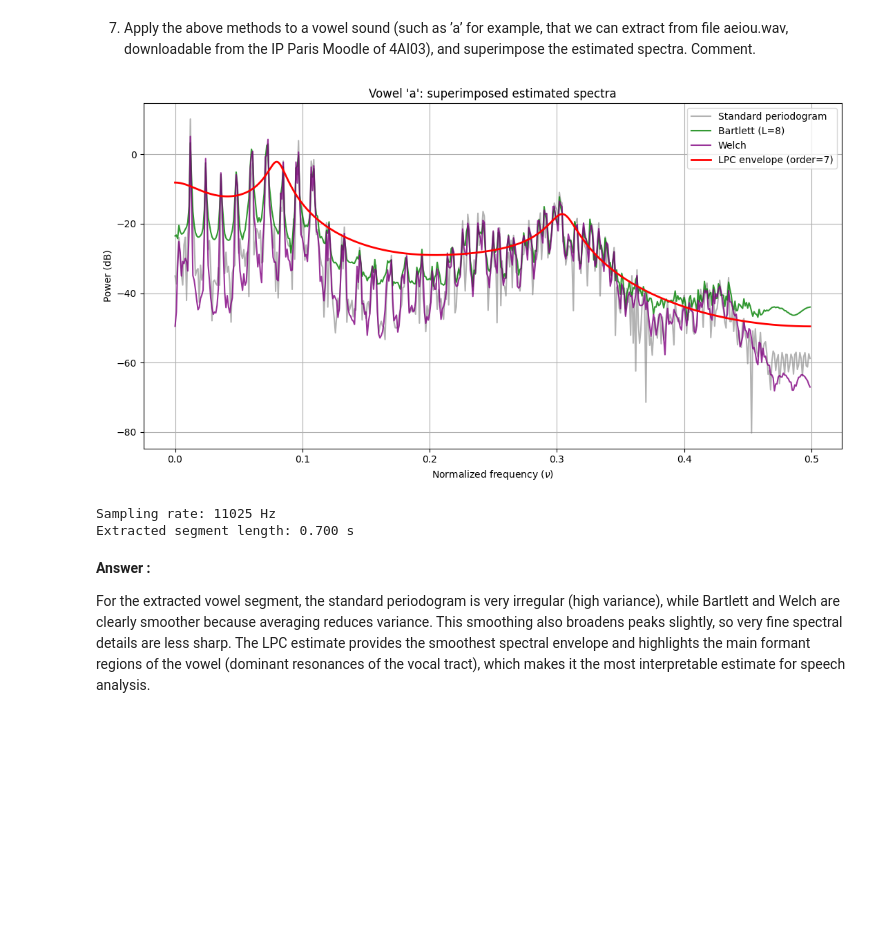
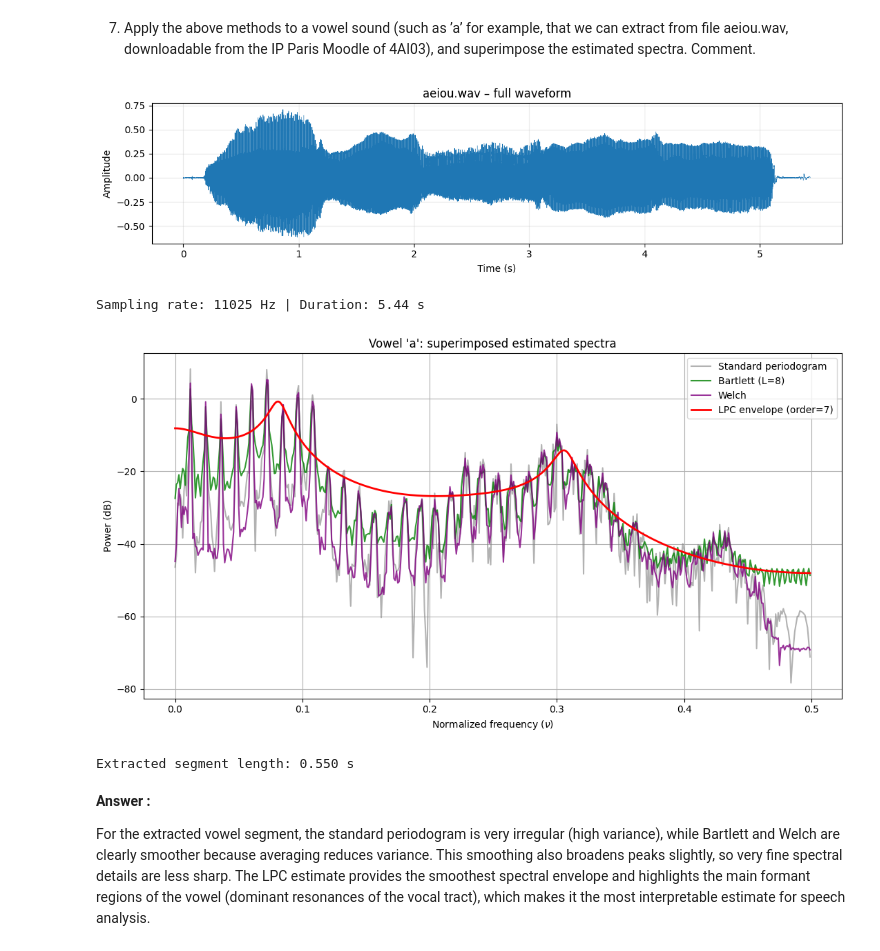
Before and after one commit to carlmonnaert/spectral-estimation-lab, a Jupyter notebook: spectral-estimation.ipynb, the cells around one changed output. Saved outputs shown, nothing was run; the diff lists cells and outputs as text; code cells hidden in the pictures; blank space fills up the shorter version.

```diff
--- a/spectral-estimation.ipynb
+++ b/spectral-estimation.ipynb
@@ -359,15 +423,28 @@ Unlike the highly noisy non-parametric periodogram, the parametric AR model accu
 # %% [markdown]
 7. Apply the above methods to a vowel sound (such as ’a’ for example, that we can extract from file aeiou.wav, downloadable from the IP Paris Moodle of 4AI03), and superimpose the estimated spectra. Comment.
 # %%
+
 # Load the vowel recording and keep a mono signal
 audio_path = "aeiou.wav"
 signal_speech, sr = sf.read(audio_path)
 if signal_speech.ndim > 1:
     signal_speech = signal_speech.mean(axis=1)
 
+# Plot the full waveform to identify the 'a' segment
+plt.figure(figsize=(11, 3))
+t_axis = np.arange(len(signal_speech)) / sr
+plt.plot(t_axis, signal_speech, linewidth=0.5)
+plt.xlabel('Time (s)')
+plt.ylabel('Amplitude')
+plt.title('aeiou.wav – full waveform')
+plt.grid(True, alpha=0.3)
+plt.tight_layout()
+plt.show()
+print(f"Sampling rate: {sr} Hz | Duration: {len(signal_speech)/sr:.2f} s")
+
 # Extract a segment of the vowel 'a'
-start_time = 0.2
-end_time = 0.9
+start_time = 0.5
+end_time = 1.05
 start_sample = int(start_time * sr)
 end_sample = int(end_time * sr)
 y_a = signal_speech[start_sample:end_sample]
@@ -385,37 +462,37 @@ p_std_db = 10 * np.log10(p_std + eps)
 p_bar_db = 10 * np.log10(p_bar + eps)
 p_wel_db = 10 * np.log10(p_wel + eps)
 
 # Parametric spectrum via LPC (section 1.3)
 order = 7
 a_lpc = librosa.lpc(y_a, order=order)
 residu = scipy.signal.lfilter(a_lpc, [1], y_a)
 variance_estimee = np.var(residu)
 
 k = np.arange(order + 1)
 A_mu = np.array([np.sum(a_lpc * np.exp(-2j * np.pi * nu * k)) for nu in nu_values])
 psd_estimee = variance_estimee / (np.abs(A_mu)**2 + eps)
 psd_estimee_dB = 10 * np.log10(psd_estimee + eps)
 
 # Superimposed spectra
 plt.figure(figsize=(11, 6))
 plt.plot(nu_values, p_std_db, color='gray', alpha=0.6, label='Standard periodogram')
 plt.plot(nu_values, p_bar_db, color='green', alpha=0.8, label='Bartlett (L=8)')
 plt.plot(nu_values, p_wel_db, color='purple', alpha=0.8, label='Welch')
 plt.plot(nu_values, psd_estimee_dB, color='red', linewidth=2.0, label=f'LPC envelope (order={order})')
 plt.title("Vowel 'a': superimposed estimated spectra")
 plt.xlabel('Normalized frequency ($\\nu$)')
 plt.ylabel('Power (dB)')
 plt.grid(True)
 plt.legend()
 plt.tight_layout()
 plt.show()
 
-print(f"Sampling rate: {sr} Hz")
 print(f"Extracted segment length: {len(y_a)/sr:.3f} s")
 # %% [output]
-[figure, old version]
+[figure, new version]
-Sampling rate: 11025 Hz
-Extracted segment length: 0.700 s
+Sampling rate: 11025 Hz | Duration: 5.44 s
+[figure, added]
+Extracted segment length: 0.550 s
 # %% [markdown]
 **Answer :**
 
```
Also changed, not shown: parts of 11 cells of this notebook.
